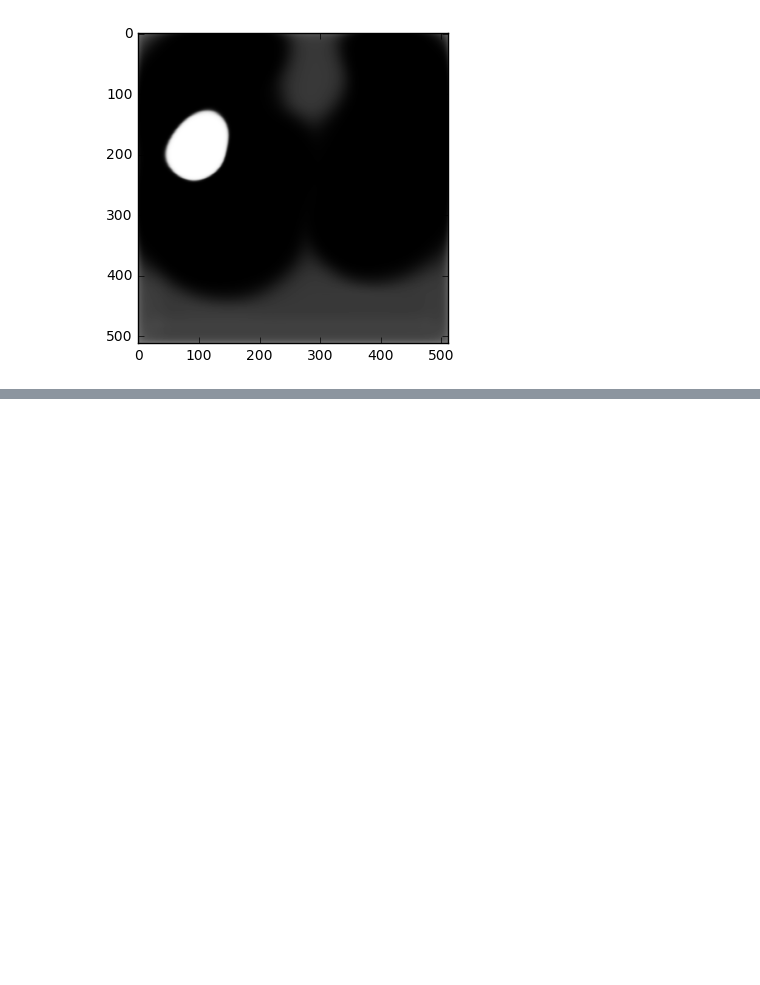
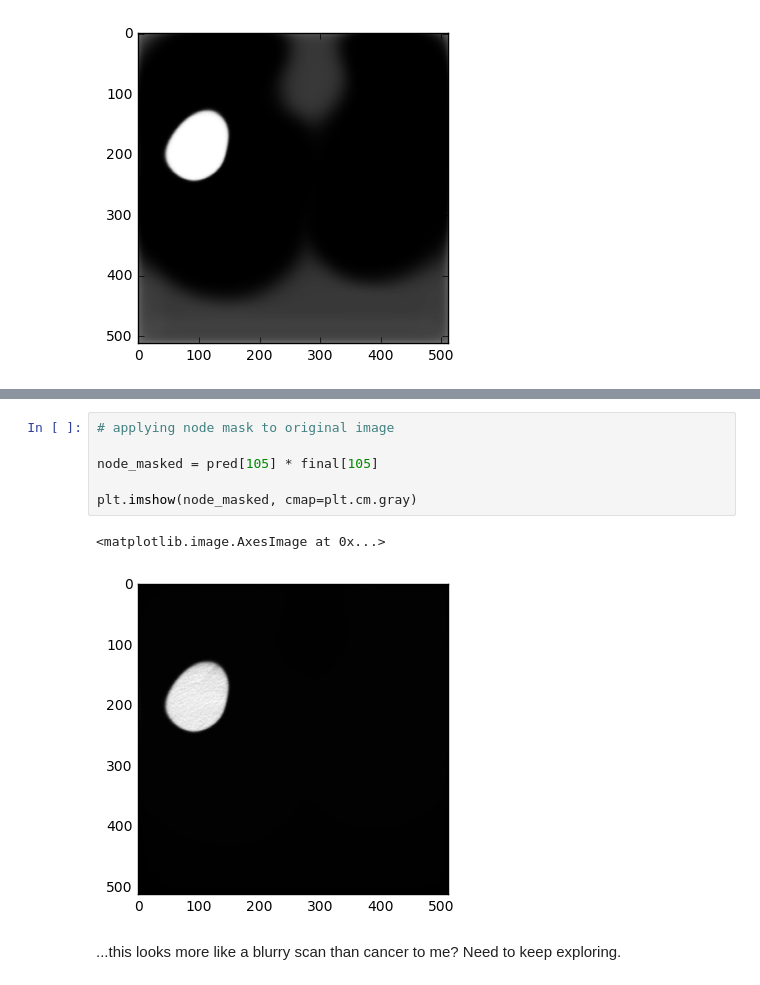
Before and after one commit to dearkafka/dsb, a Jupyter notebook: node_masking.ipynb, the cells around one changed output, grey strips where cells are left out. Drawn from its saved outputs; the diff is of its cells as text; blank space fills up the shorter version.

```diff
--- a/node_masking.ipynb
+++ b/node_masking.ipynb
@@ -404,0 +412,11 @@ plt.imshow(pred[105], cmap=plt.cm.gray)
+# %%
+# applying node mask to original image
+
+node_masked = pred[105] * final[105]
+
+plt.imshow(node_masked, cmap=plt.cm.gray)
+# %% [output]
+<matplotlib.image.AxesImage at 0x...>
+[figure, added]
+# %% [markdown]
+...this looks more like a blurry scan than cancer to me? Need to keep exploring.
```
Also changed, not shown: parts of 1 cell of this notebook.
